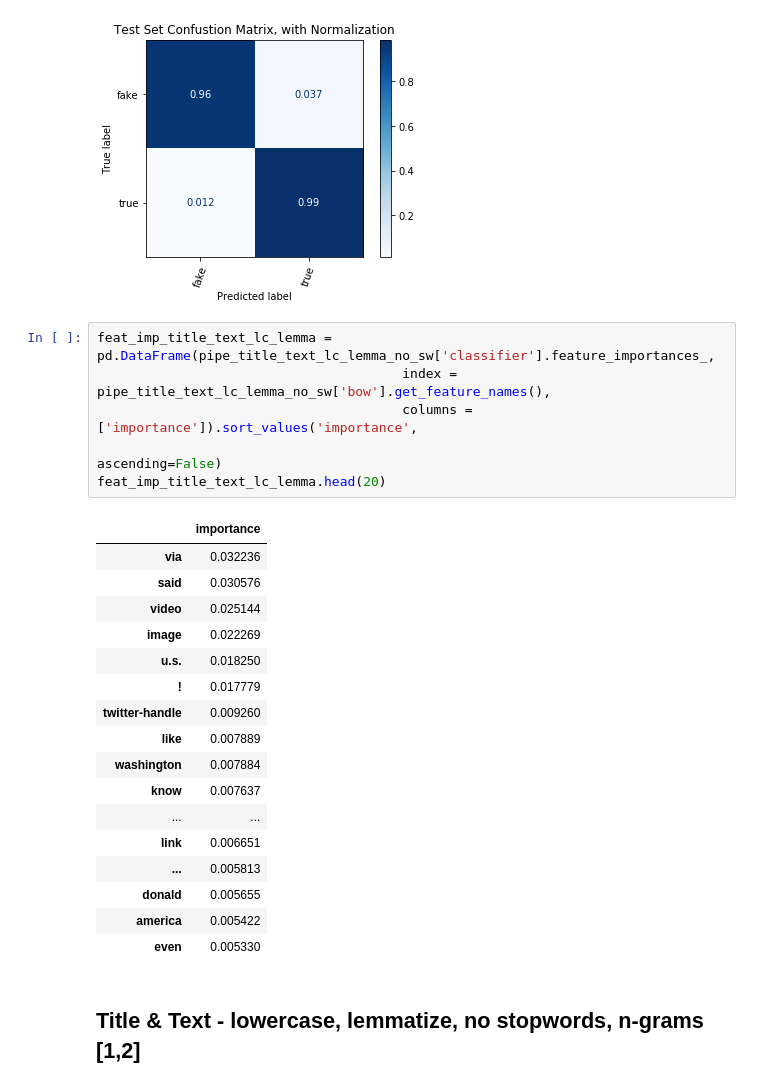
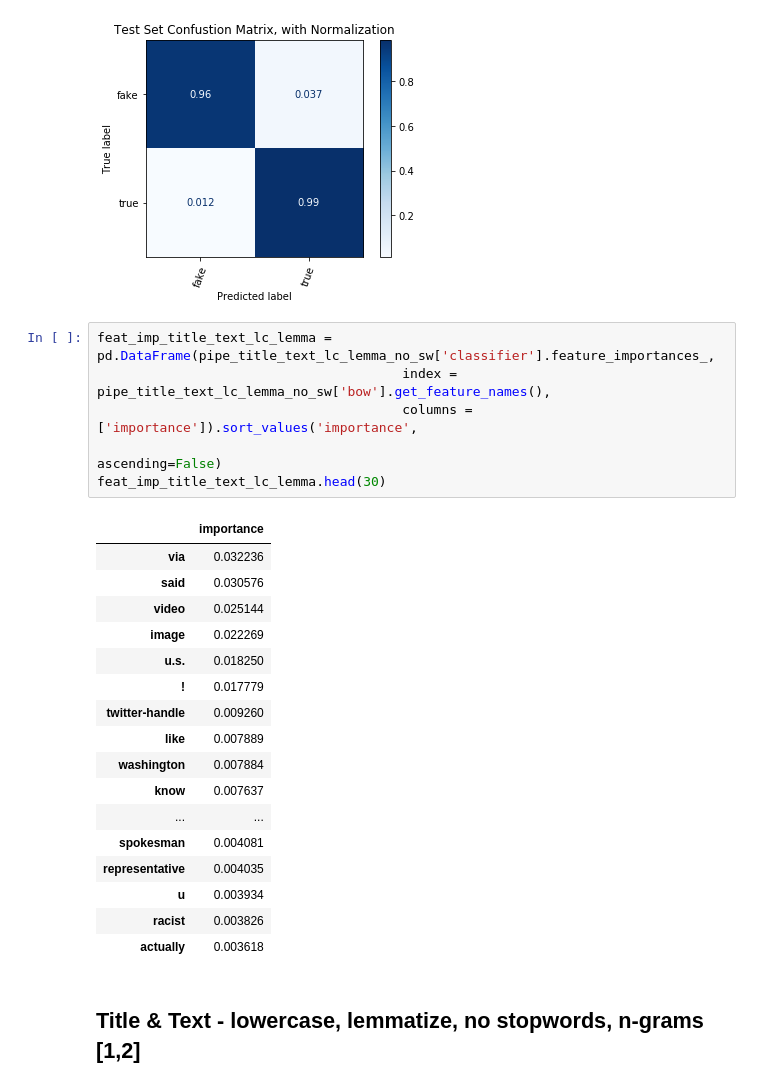
Before and after one commit to merb92/fake-news-classification, a Jupyter notebook: notebooks/rf_bow.ipynb, the cells around one changed output. Drawn from its saved outputs; the diff is of its cells as text.

```diff
--- a/notebooks/rf_bow.ipynb
+++ b/notebooks/rf_bow.ipynb
@@ -513,27 +513,27 @@ weighted avg       0.98      0.98      0.98      7728
 # %%
 feat_imp_title_text_lc_lemma = pd.DataFrame(pipe_title_text_lc_lemma_no_sw['classifier'].feature_importances_,
                                        index = pipe_title_text_lc_lemma_no_sw['bow'].get_feature_names(),
                                        columns = ['importance']).sort_values('importance',
                                                                              ascending=False)
-feat_imp_title_text_lc_lemma.head(20)
+feat_imp_title_text_lc_lemma.head(30)
 # %% [output]
 |  | importance |
 | via | 0.032236 |
 | said | 0.030576 |
 | video | 0.025144 |
 | image | 0.022269 |
 | u.s. | 0.018250 |
 | ! | 0.017779 |
 | twitter-handle | 0.009260 |
 | like | 0.007889 |
 | washington | 0.007884 |
 | know | 0.007637 |
 | ... | ... |
-| link | 0.006651 |
-| ... | 0.005813 |
-| donald | 0.005655 |
-| america | 0.005422 |
-| even | 0.005330 |
+| spokesman | 0.004081 |
+| representative | 0.004035 |
+| u | 0.003934 |
+| racist | 0.003826 |
+| actually | 0.003618 |
 # %% [markdown]
 ## Title & Text - lowercase, lemmatize, no stopwords, n-grams [1,2]
 # %%
```
Also changed, not shown: parts of 2 cells of this notebook.
